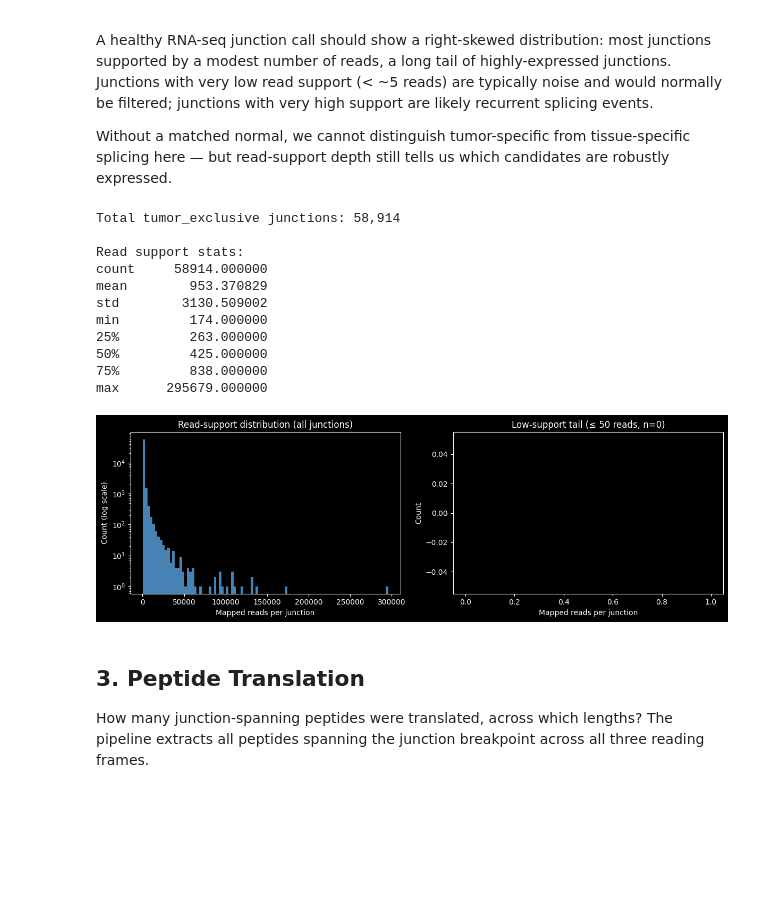
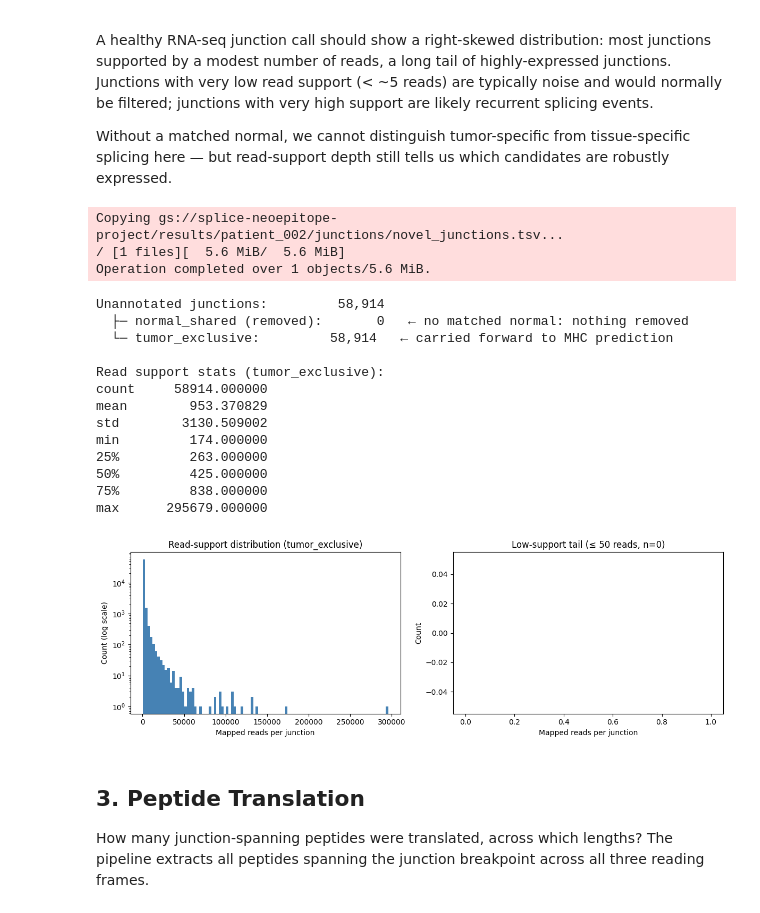
Before and after one commit to Jin-HoMLee/splice-neoepitope-pipeline, a Jupyter notebook: research/notebooks/patient_002_results.ipynb, the cells around one changed output. Cells and saved outputs as stored; diff of their text form; code cells hidden in the pictures; blank space fills up the shorter version.

```diff
--- a/research/notebooks/patient_002_results.ipynb
+++ b/research/notebooks/patient_002_results.ipynb
@@ -76,41 +81,54 @@ A healthy RNA-seq junction call should show a right-skewed distribution: most ju
 Without a matched normal, we cannot distinguish tumor-specific from tissue-specific splicing here — but read-support depth still tells us which candidates are robustly expressed.
 # %%
 junctions = gcs_read_tsv_cached(f"{BUCKET}/junctions/novel_junctions.tsv")
-print(f"Total tumor_exclusive junctions: {len(junctions):,}")
-print(f"\nRead support stats:")
+
+n_unannotated = len(junctions)
+n_normal_shared = (junctions["junction_origin"] == "normal_shared").sum()
+junctions = junctions[junctions["junction_origin"] == "tumor_exclusive"].reset_index(drop=True)
+n_tumor_exclusive = len(junctions)
+
+print(f"Unannotated junctions:        {n_unannotated:>7,}")
+print(f"  ├─ normal_shared (removed): {n_normal_shared:>7,}   ← no matched normal: nothing removed")
+print(f"  └─ tumor_exclusive:        {n_tumor_exclusive:>7,}   ← carried forward to MHC prediction")
+print(f"\nRead support stats (tumor_exclusive):")
 print(junctions["mapped_reads"].describe().to_string())
 
 fig, axes = plt.subplots(1, 2, figsize=(12, 4))
 
 # Full distribution (log scale)
 axes[0].hist(junctions["mapped_reads"], bins=100, color="steelblue", edgecolor="none")
 axes[0].set_yscale("log")
 axes[0].set_xlabel("Mapped reads per junction")
 axes[0].set_ylabel("Count (log scale)")
-axes[0].set_title("Read-support distribution (all junctions)")
+axes[0].set_title("Read-support distribution (tumor_exclusive)")
 
 # Zoomed: low-support tail (≤ 50 reads)
 low = junctions[junctions["mapped_reads"] <= 50]
 axes[1].hist(low["mapped_reads"], bins=50, color="salmon", edgecolor="none")
 axes[1].set_xlabel("Mapped reads per junction")
 axes[1].set_ylabel("Count")
 axes[1].set_title(f"Low-support tail (≤ 50 reads, n={len(low):,})")
 
 plt.tight_layout()
 plt.show()
 # %% [output]
-Total tumor_exclusive junctions: 58,914
-
-Read support stats:
-count     58914.000000
-mean        953.370829
-std        3130.509002
-min         174.000000
-25%         263.000000
-50%         425.000000
-75%         838.000000
-max      295679.000000
+Copying gs://splice-neoepitope-project/results/patient_002/junctions/novel_junctions.tsv...
+/ [1 files][  5.6 MiB/  5.6 MiB]
+Operation completed over 1 objects/5.6 MiB.
+Unannotated junctions:         58,914
+  ├─ normal_shared (removed):       0   ← no matched normal: nothing removed
+  └─ tumor_exclusive:         58,914   ← carried forward to MHC prediction
+
+Read support stats (tumor_exclusive):
+count     58914.000000
+mean        953.370829
+std        3130.509002
+min         174.000000
+25%         263.000000
+50%         425.000000
+75%         838.000000
+max      295679.000000
-[figure, old version]
+[figure, new version]
 # %% [markdown]
 ## 3. Peptide Translation
 
```
Also changed, not shown: parts of 8 cells of this notebook, 2 other files.
